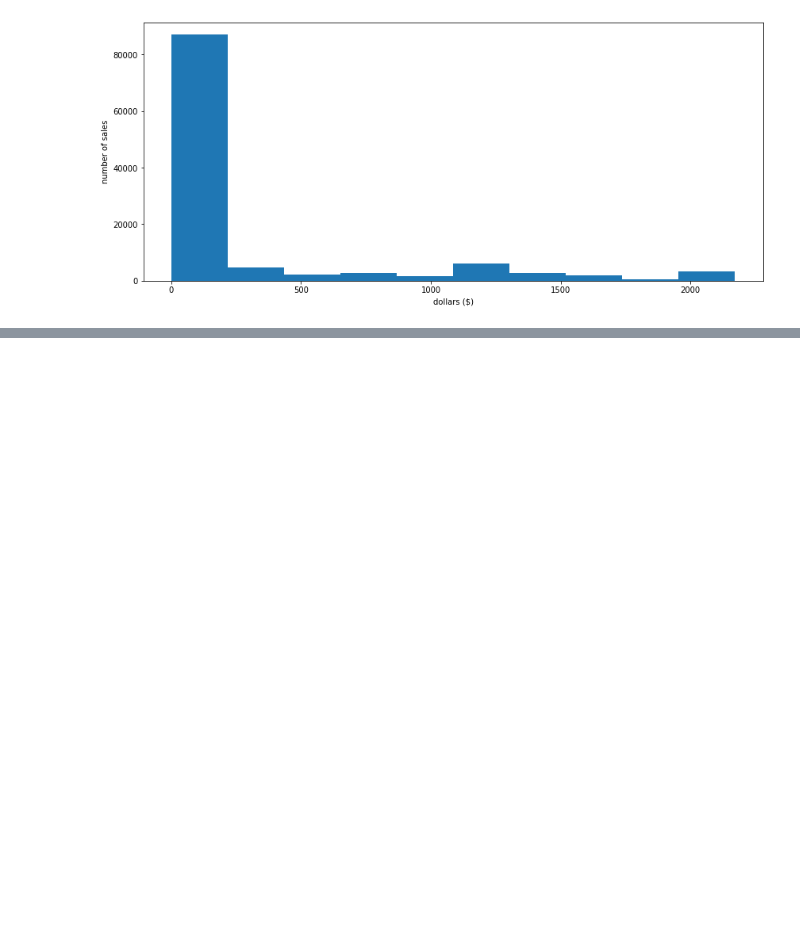
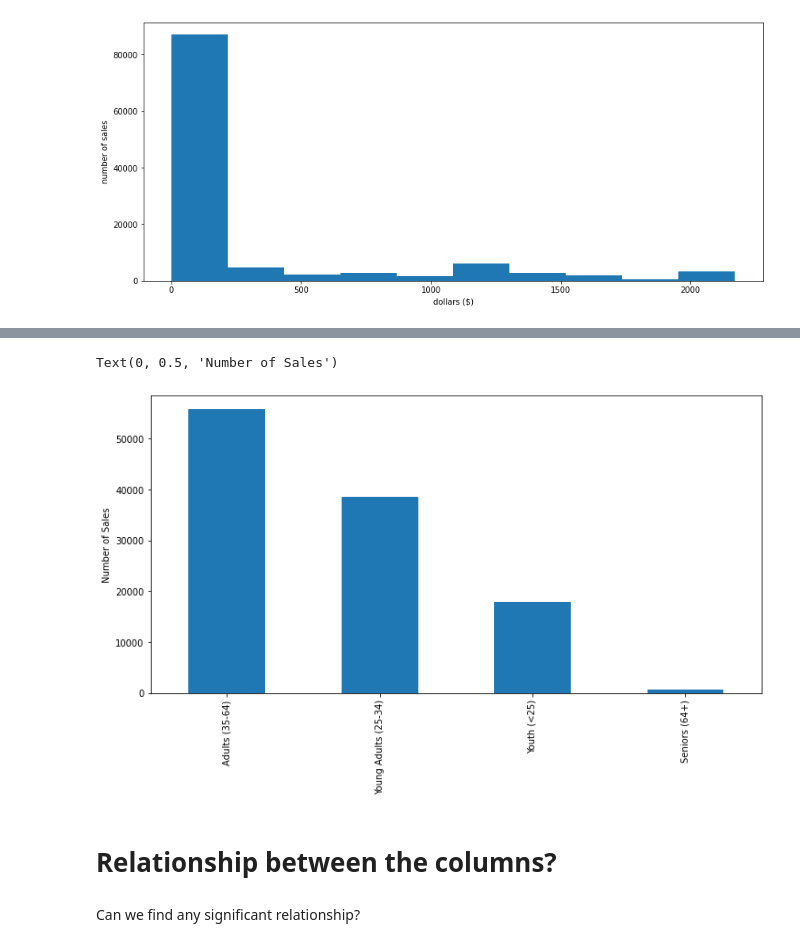
Before and after one commit to azizpambayun/project, a Jupyter notebook: sales_data_analysis.ipynb, the cells around one changed output, grey strips where cells are left out. Drawn from its saved outputs; the diff is of its cells as text; code cells hidden in the pictures; blank space fills up the shorter version.

```diff
--- a/sales_data_analysis.ipynb
+++ b/sales_data_analysis.ipynb
@@ -129,0 +156,10 @@ Text(0.5, 0, 'dollars ($)')
+# %%
+ax = sales['Age_Group'].value_counts().plot(kind='bar', figsize=(12,6))
+ax.set_ylabel('Number of Sales')
+# %% [output]
+Text(0, 0.5, 'Number of Sales')
+[figure, added]
+# %% [markdown]
+# Relationship between the columns?
+# %% [markdown]
+Can we find any significant relationship?
```
Also changed, not shown: parts of 16 cells of this notebook.
